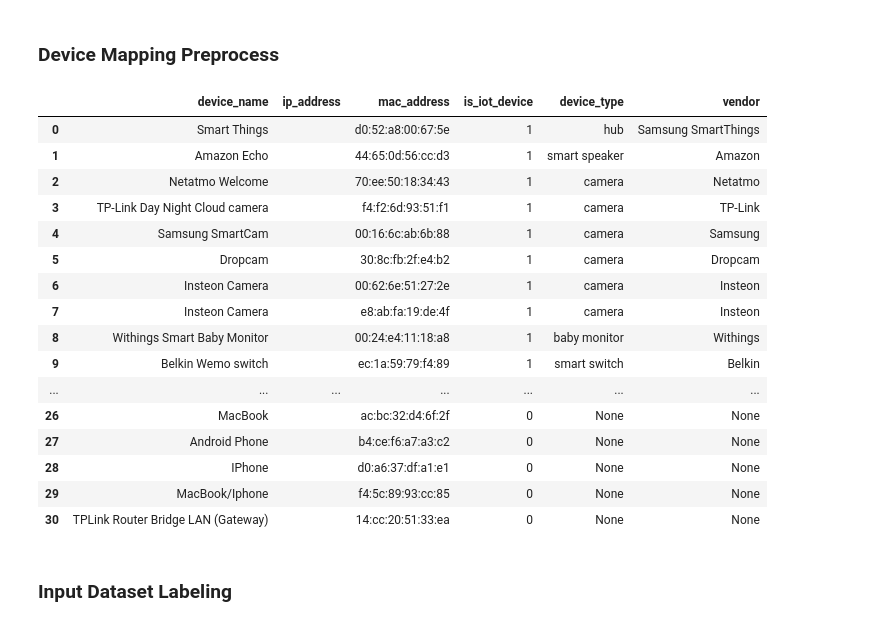
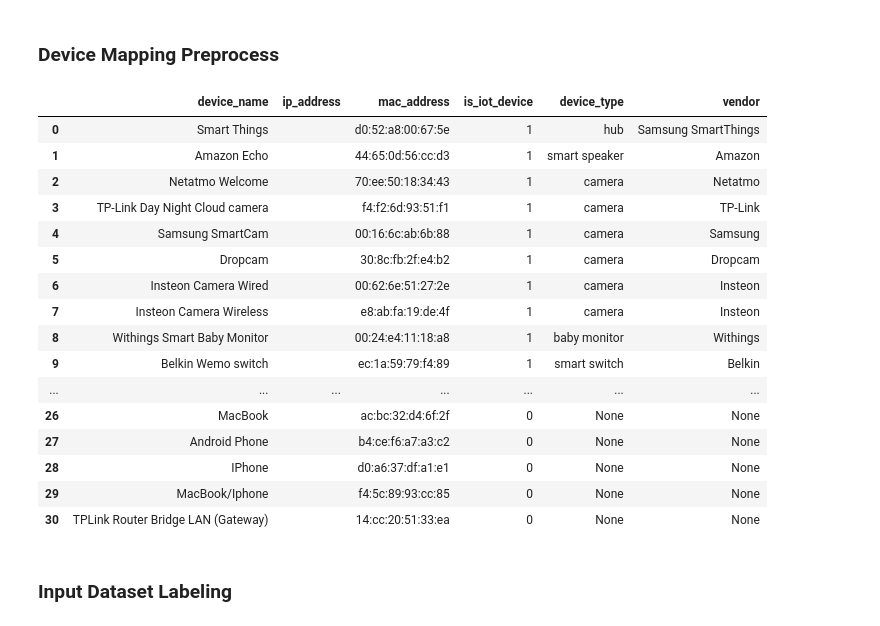
Before and after one commit to dtuan2604/NetSysResearch, a Jupyter notebook: experiment/working/experiment/preprocess-device-list.ipynb, the cells around one changed output. Drawn from its saved outputs; the diff is of its cells as text; code cells hidden in the pictures.

```diff
--- a/experiment/working/experiment/preprocess-device-list.ipynb
+++ b/experiment/working/experiment/preprocess-device-list.ipynb
@@ -41,7 +41,8 @@ DEVICE_LABELS = {
     "TP-Link Day Night Cloud camera": {"device_type": "camera", "vendor": "TP-Link"},
     "Samsung SmartCam": {"device_type": "camera", "vendor": "Samsung"},
     "Dropcam": {"device_type": "camera", "vendor": "Dropcam"},
-    "Insteon Camera": {"device_type": "camera", "vendor": "Insteon"},
+    "Insteon Camera Wired": {"device_type": "camera", "vendor": "Insteon"},
+    "Insteon Camera Wireless": {"device_type": "camera", "vendor": "Insteon"},
     "Withings Smart Baby Monitor": {"device_type": "baby monitor", "vendor": "Withings"},
     "Belkin Wemo switch": {"device_type": "smart switch", "vendor": "Belkin"},
     "TP-Link Smart plug": {"device_type": "smart plug", "vendor": "TP-Link"},
@@ -106,35 +107,35 @@ def parse_list_of_devices(device_list_path: str) -> pd.DataFrame:
                 )
             else:
                 records.append({
                     "device_name": device_name,
                     "ip_address": ip_address,
                     "mac_address": mac_address,
                     "is_iot_device": 0,
                     "device_type": None,
                     "vendor": None,
                 })
 
     device_mapping = pd.DataFrame(records, columns=DEVICE_MAPPING_COLUMNS, dtype=object)
     return device_mapping
 
 
 device_mapping_1 = parse_list_of_devices(DEVICE_LIST_1)
 dataset1_device_mapping_folder = device_mapping_folder + "/" + dataset1
 os.makedirs(dataset1_device_mapping_folder, exist_ok=True)
 device_mapping_1_output_path = os.path.join(dataset1_device_mapping_folder, "list_of_devices_processed.csv")
 device_mapping_1.to_csv(device_mapping_1_output_path, index=False, na_rep="None")
 
 device_mapping_1
 # %% [output]
 |  | device_name | ip_address | mac_address | is_iot_device | device_type | vendor |
 | 0 | Smart Things |  | d0:52:a8:00:67:5e | 1 | hub | Samsung SmartThings |
 | 1 | Amazon Echo |  | 44:65:0d:56:cc:d3 | 1 | smart speaker | Amazon |
 | 2 | Netatmo Welcome |  | 70:ee:50:18:34:43 | 1 | camera | Netatmo |
 | 3 | TP-Link Day Night Cloud camera |  | f4:f2:6d:93:51:f1 | 1 | camera | TP-Link |
 | 4 | Samsung SmartCam |  | 00:16:6c:ab:6b:88 | 1 | camera | Samsung |
 | 5 | Dropcam |  | 30:8c:fb:2f:e4:b2 | 1 | camera | Dropcam |
-| 6 | Insteon Camera |  | 00:62:6e:51:27:2e | 1 | camera | Insteon |
-| 7 | Insteon Camera |  | e8:ab:fa:19:de:4f | 1 | camera | Insteon |
+| 6 | Insteon Camera Wired |  | 00:62:6e:51:27:2e | 1 | camera | Insteon |
+| 7 | Insteon Camera Wireless |  | e8:ab:fa:19:de:4f | 1 | camera | Insteon |
 | 8 | Withings Smart Baby Monitor |  | 00:24:e4:11:18:a8 | 1 | baby monitor | Withings |
 | 9 | Belkin Wemo switch |  | ec:1a:59:79:f4:89 | 1 | smart switch | Belkin |
 | ... | ... | ... | ... | ... | ... | ... |
```
Also changed, not shown: 2 other files.
